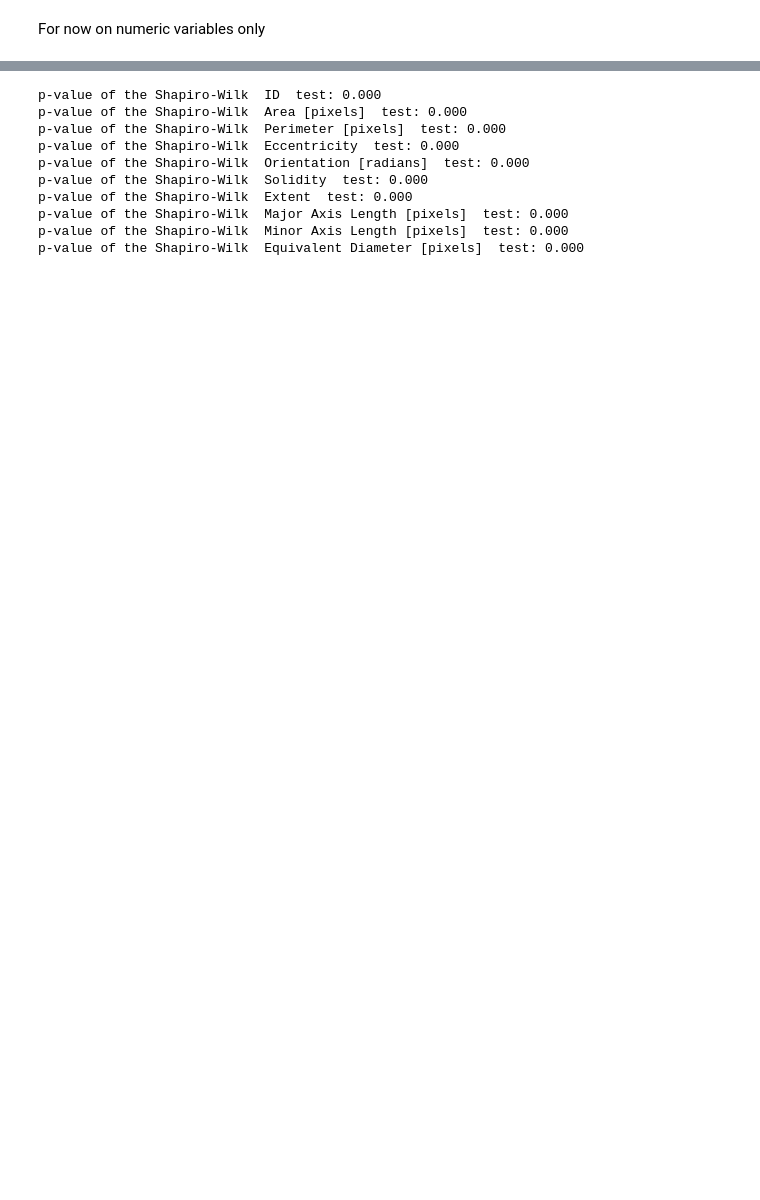
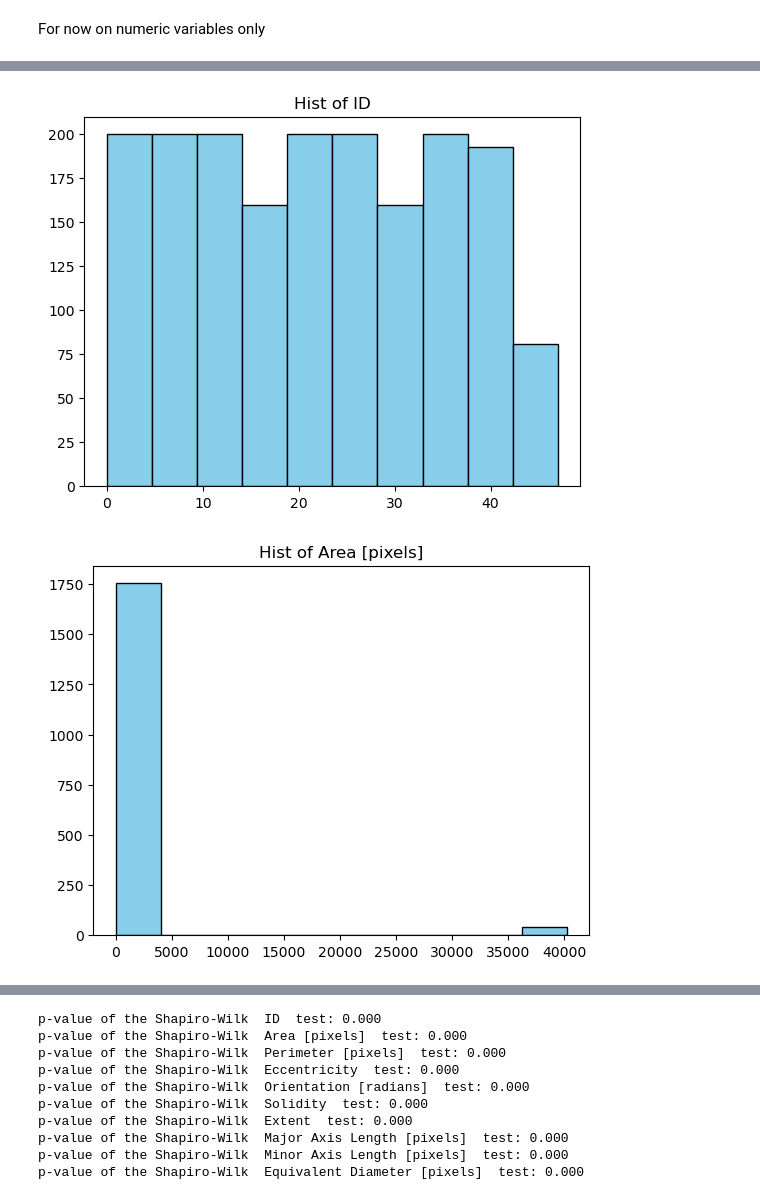
Before and after one commit to abylai11/qda-project, a Jupyter notebook: Python code/Exploration.ipynb, the cells around one changed output, grey strips where cells are left out. Saved outputs shown, nothing was run; the diff lists cells and outputs as text; code cells hidden in the pictures; blank space fills up the shorter version.

```diff
--- a/Python code/Exploration.ipynb
+++ b/Python code/Exploration.ipynb
@@ -56,0 +89,8 @@ plt.show()
+# %%
+for col in dataNum.columns.tolist():
+  plt.hist(dataNum[col], bins=10, color='skyblue', edgecolor='black')
+  plt.title(f'Hist of {col}')
+  plt.show()
+# %% [output]
+[figure, added]
+[figure, added]
```
Also changed, not shown: parts of 21 cells of this notebook, 1 other file.
